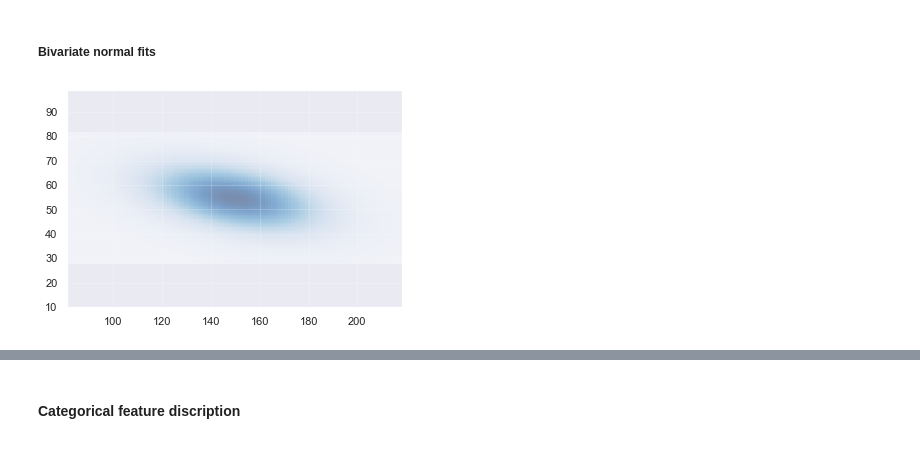
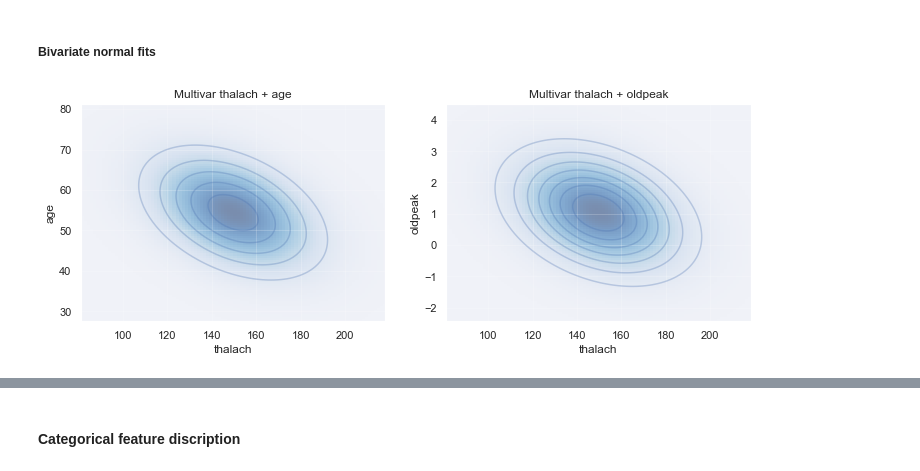
Before and after one commit to barboym/hw_statistics_runi, a Jupyter notebook: HW3/HW3.ipynb, the cells around one changed output, grey strips where cells are left out. Saved outputs shown, nothing was run; the diff lists cells and outputs as text; code cells hidden in the pictures.

```diff
--- a/HW3/HW3.ipynb
+++ b/HW3/HW3.ipynb
@@ -412,13 +434,16 @@ We begin by calcaulting the pearson correlation between numerical features along
 # %%
-n = len(numeric_features)
-numeric_corr = np.zeros([n, n, 2])
+def calculate_pearson_matrix (data):
+    cols = data.columns
+    n = len(cols)
+    numeric_corr = np.zeros([n, n, 2])
 
-for i, j in [(i, j) for i in range(n) for j in range(n)]:
-    #if i != j:
-        numeric_corr[i,j,:] = st.pearsonr(DF[numeric_features[i]],DF[numeric_features[j]]) #rho, p-val
+    for i, j in [(i, j) for i in range(n) for j in range(n)]:
+        numeric_corr[i,j,:] = st.pearsonr(data[cols[i]],data[cols[j]]) #rho, p-val
 
-mask = np.tril(np.ones([n,n]),-1).astype(bool) * (numeric_corr[:,:,1] <= 0.05)
+    mask = np.tril(np.ones([n,n]),-0).astype(bool) * (numeric_corr[:,:,1] <= 0.05)
+    return numeric_corr, mask
 
+numeric_corr, mask = calculate_pearson_matrix(DF[numeric_features])
 sns.heatmap(numeric_corr[:,:,0], annot = numeric_corr[:,:,0], mask = ~mask,
            xticklabels = numeric_features,
            yticklabels = numeric_features);
@@ -445,24 +471,31 @@ sns.jointplot(data = DF, x = 'thalach', y = 'age', ax = axs[0], kind = 'reg');
 # %%
 # Example code for bivariate pdfs
 from scipy.stats import multivariate_normal as mn
 
-def plot_2d_Gaussian_pdf(means, cov):
+def plot_2d_Gaussian_pdf(means, cov, ax):
     n = 100
     x1 = np.linspace(means[0] - 3 * np.sqrt(cov[0][0]), means[0] + 3 * np.sqrt(cov[0][0]), n)
     x2 = np.linspace(means[1] - 3 * np.sqrt(cov[1][1]), means[1] + 3 * np.sqrt(cov[1][1]), n)
     x1_v, x2_v = np.meshgrid(x1, x2)
     Xgrid = np.vstack([x1_v.ravel(), x2_v.ravel()]).T
     Y = mn.pdf(Xgrid, means, cov)
-    fig, ax = plt.subplots()
     ax.pcolorfast(x1, x2, Y.reshape(x1_v.shape), alpha=0.5, cmap='Blues')
-    ax.contour(x1_v, x2_v, Y.reshape(x1_v.shape),
-               levels=[0.05, 0.1, 0.15, 0.2], alpha=0.3, colors='b')
-    ax.axis('equal')
+    ax.contour(x1_v, x2_v, Y.reshape(x1_v.shape), #levels=[0.05, 0.1, 0.15, 0.2],
+               alpha=0.3, colors='b')
+    #ax.axis('equal')
     ax.grid(alpha=0.2)
-    plt.show()
 
-means = np.mean([DF['thalach'], DF['age']] , axis=1)
-cov = np.cov([DF['thalach'], DF['age']])
-plot_2d_Gaussian_pdf(means, cov)
+#call subpluts
+fig, ax = plt.subplots(1, 2, figsize = (12, 4))
+
+#thalach - age
+for f1,f2,i in [('thalach', 'age',0), ('thalach','oldpeak',1)]:
+    means = np.mean([DF[f1], DF[f2]] , axis=1)
+    cov = np.cov([DF[f1], DF[f2]])
+    plot_2d_Gaussian_pdf(means, cov, ax[i])
+    ax[i].set_xlabel(f1)
+    ax[i].set_ylabel(f2)
+    ax[i].set_title('Multivar '+f1+' + '+f2);
+plt.show()
 # %% [output]
-[figure, old version]
+[figure, new version]
```
Also changed, not shown: parts of 15 cells of this notebook.
